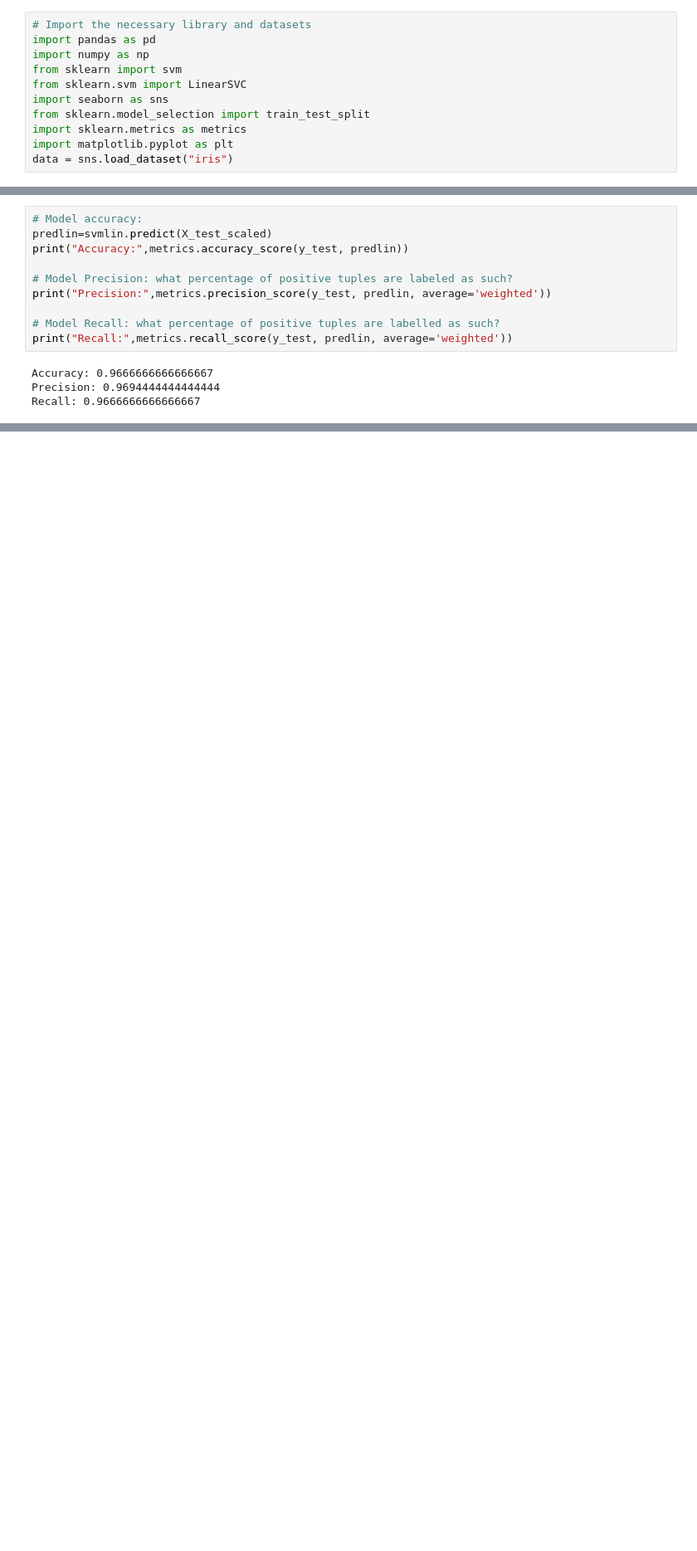
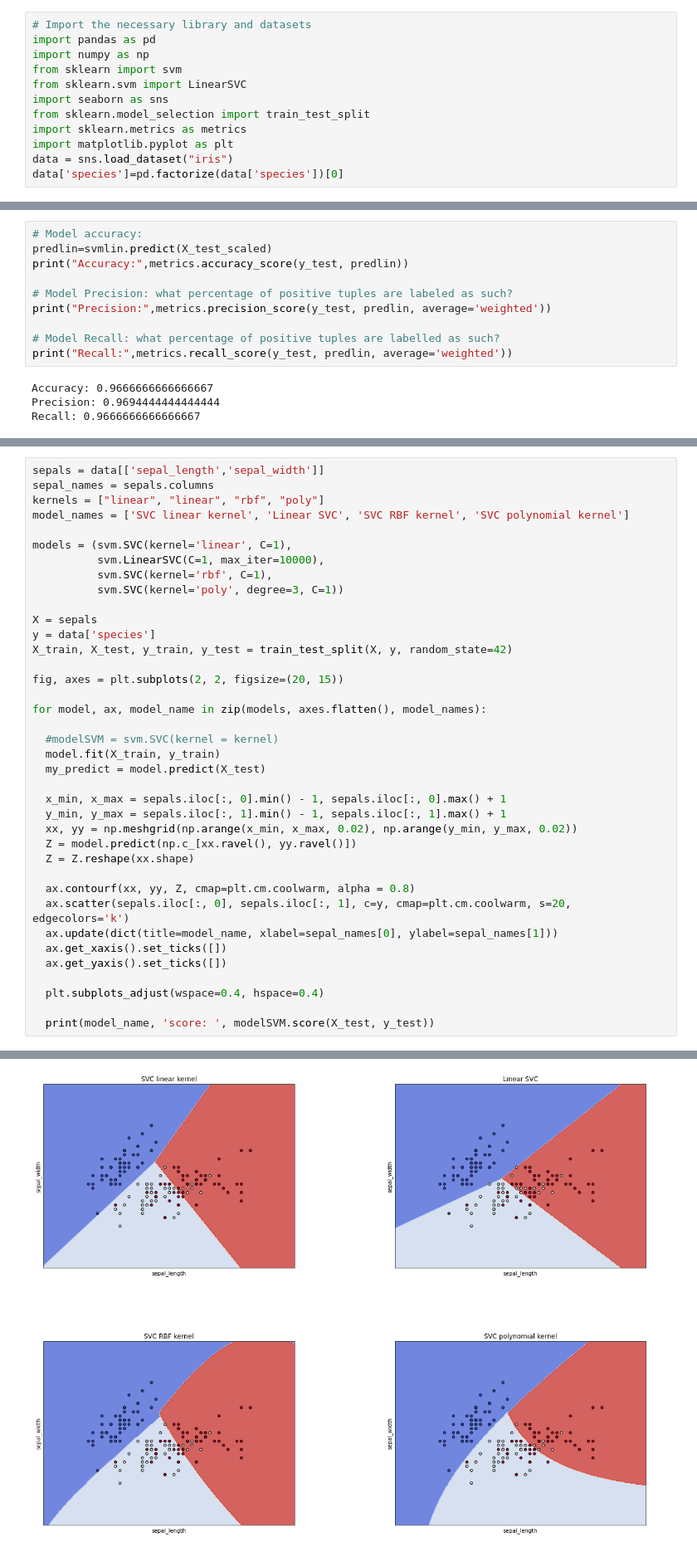
Before and after one commit to mlukan/GDA3B2021, a Jupyter notebook: Martin_Lukan_Support_Vector_Machines.ipynb, the cells around one changed output, grey strips where cells are left out. Shown at 83% size. Drawn from its saved outputs; the diff is of its cells as text; blank space fills up the shorter version.

```diff
--- a/Martin_Lukan_Support_Vector_Machines.ipynb
+++ b/Martin_Lukan_Support_Vector_Machines.ipynb
@@ -20,6 +20,7 @@ from sklearn.model_selection import train_test_split
 import sklearn.metrics as metrics
 import matplotlib.pyplot as plt
 data = sns.load_dataset("iris")
+data['species']=pd.factorize(data['species'])[0]
 # %%
 data.info()
 # %% [output]
@@ -177,0 +106,39 @@ plt.show()
+# %%
+sepals = data[['sepal_length','sepal_width']]
+sepal_names = sepals.columns
+kernels = ["linear", "linear", "rbf", "poly"]
+model_names = ['SVC linear kernel', 'Linear SVC', 'SVC RBF kernel', 'SVC polynomial kernel']
+
+models = (svm.SVC(kernel='linear', C=1),
+          svm.LinearSVC(C=1, max_iter=10000),
+          svm.SVC(kernel='rbf', C=1),
+          svm.SVC(kernel='poly', degree=3, C=1))
+
+X = sepals
+y = data['species']
+X_train, X_test, y_train, y_test = train_test_split(X, y, random_state=42)
+
+fig, axes = plt.subplots(2, 2, figsize=(20, 15))
+
+for model, ax, model_name in zip(models, axes.flatten(), model_names):
+
+  #modelSVM = svm.SVC(kernel = kernel)
+  model.fit(X_train, y_train)
+  my_predict = model.predict(X_test)
+
+  x_min, x_max = sepals.iloc[:, 0].min() - 1, sepals.iloc[:, 0].max() + 1
+  y_min, y_max = sepals.iloc[:, 1].min() - 1, sepals.iloc[:, 1].max() + 1
+  xx, yy = np.meshgrid(np.arange(x_min, x_max, 0.02), np.arange(y_min, y_max, 0.02))
+  Z = model.predict(np.c_[xx.ravel(), yy.ravel()])
+  Z = Z.reshape(xx.shape)
+
+  ax.contourf(xx, yy, Z, cmap=plt.cm.coolwarm, alpha = 0.8)
+  ax.scatter(sepals.iloc[:, 0], sepals.iloc[:, 1], c=y, cmap=plt.cm.coolwarm, s=20, edgecolors='k')
+  ax.update(dict(title=model_name, xlabel=sepal_names[0], ylabel=sepal_names[1]))
+  ax.get_xaxis().set_ticks([])
+  ax.get_yaxis().set_ticks([])
+
+  plt.subplots_adjust(wspace=0.4, hspace=0.4)
+
+  print(model_name, 'score: ', modelSVM.score(X_test, y_test))
+# %% [output]
@@ -177,0 +149 @@ plt.show()
+[figure, added]
```
Also changed, not shown: parts of 8 cells of this notebook, 6 other files.
